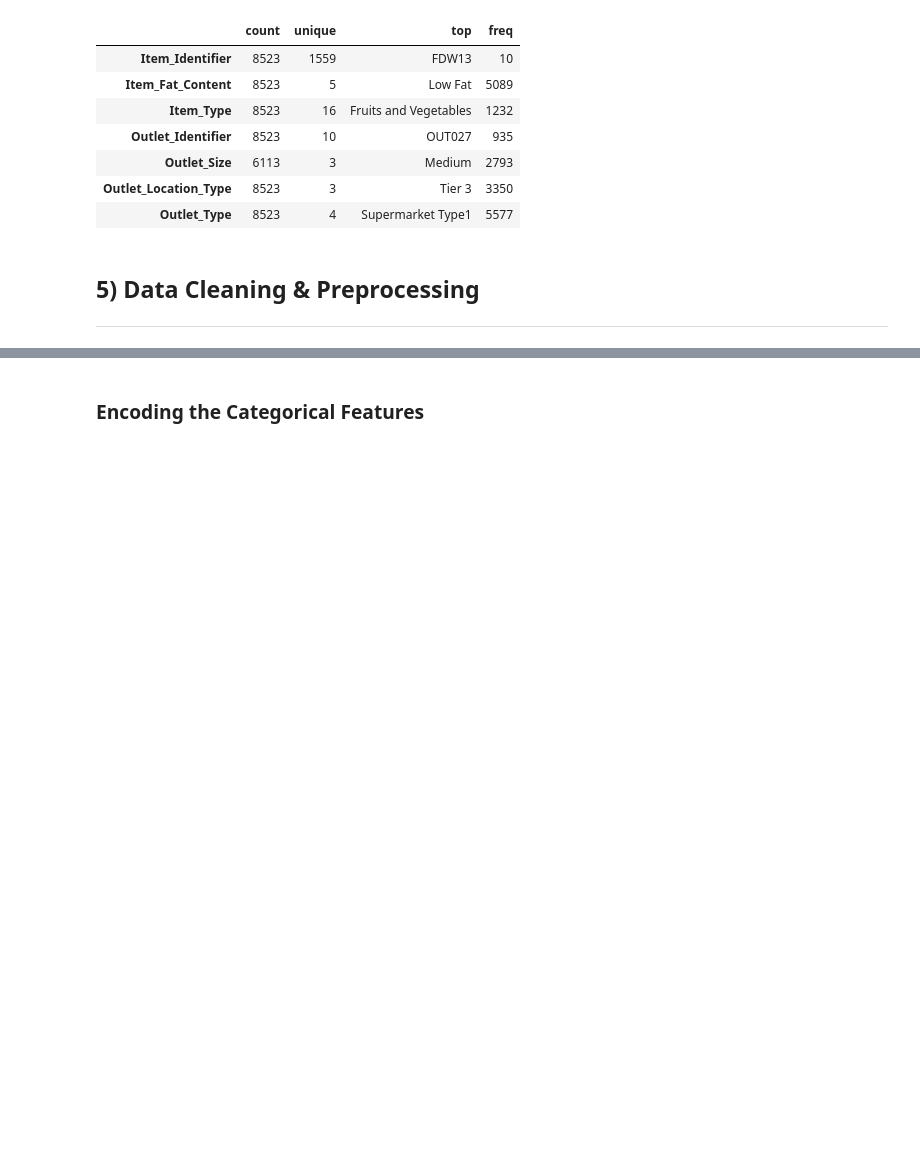
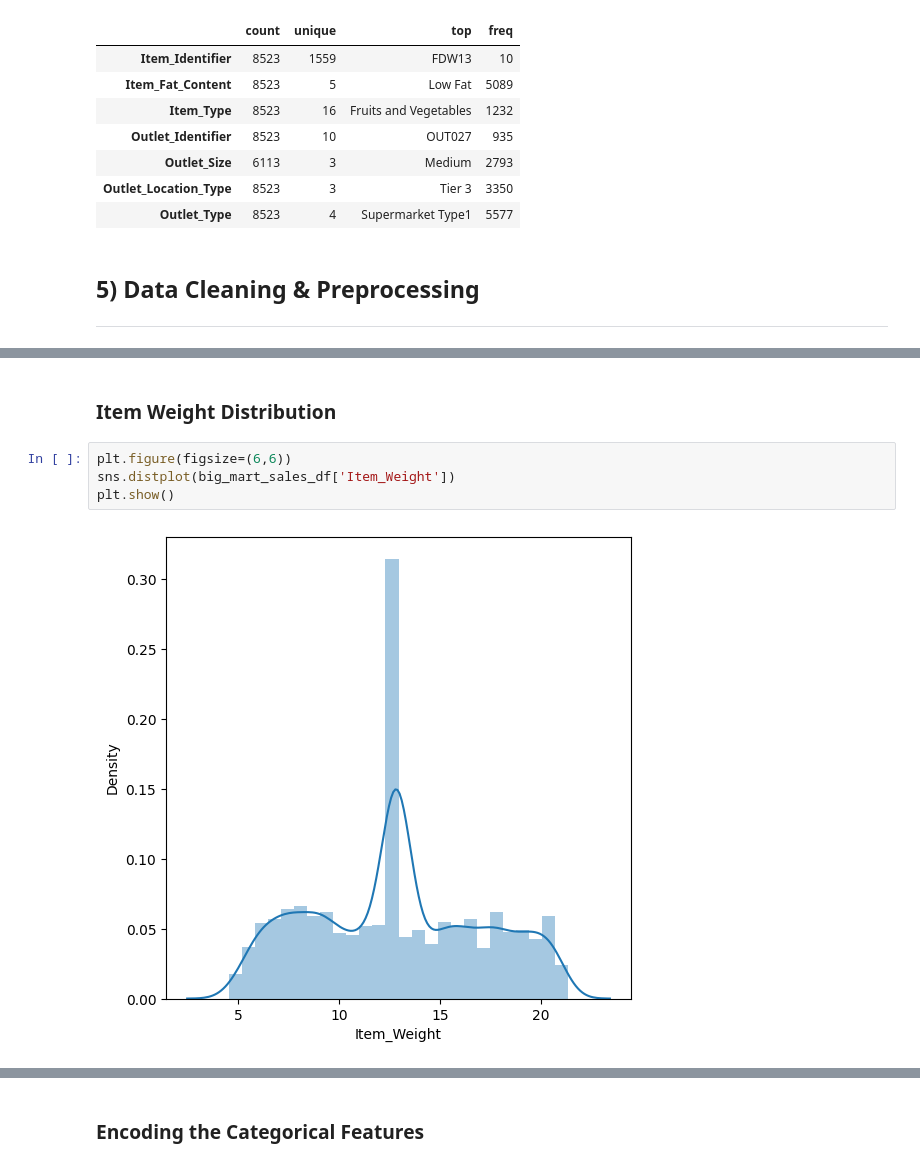
Before and after one commit to manishkr1754/30_Days_30_ML_Projects_Challenge, a Jupyter notebook: Day12_Project12_Big Mart Sales Prediction.ipynb, the cells around one changed output, grey strips where cells are left out. Drawn from its saved outputs; the diff is of its cells as text; blank space fills up the shorter version.

```diff
--- a/Day12_Project12_Big Mart Sales Prediction.ipynb
+++ b/Day12_Project12_Big Mart Sales Prediction.ipynb
@@ -183,0 +184,8 @@ Missing Value Presence in different columns of DataFrame are as follows :
+# %% [markdown]
+### Item Weight Distribution
+# %%
+plt.figure(figsize=(6,6))
+sns.distplot(big_mart_sales_df['Item_Weight'])
+plt.show()
+# %% [output]
+[figure, added]
```
Also changed, not shown: parts of 22 cells of this notebook.
